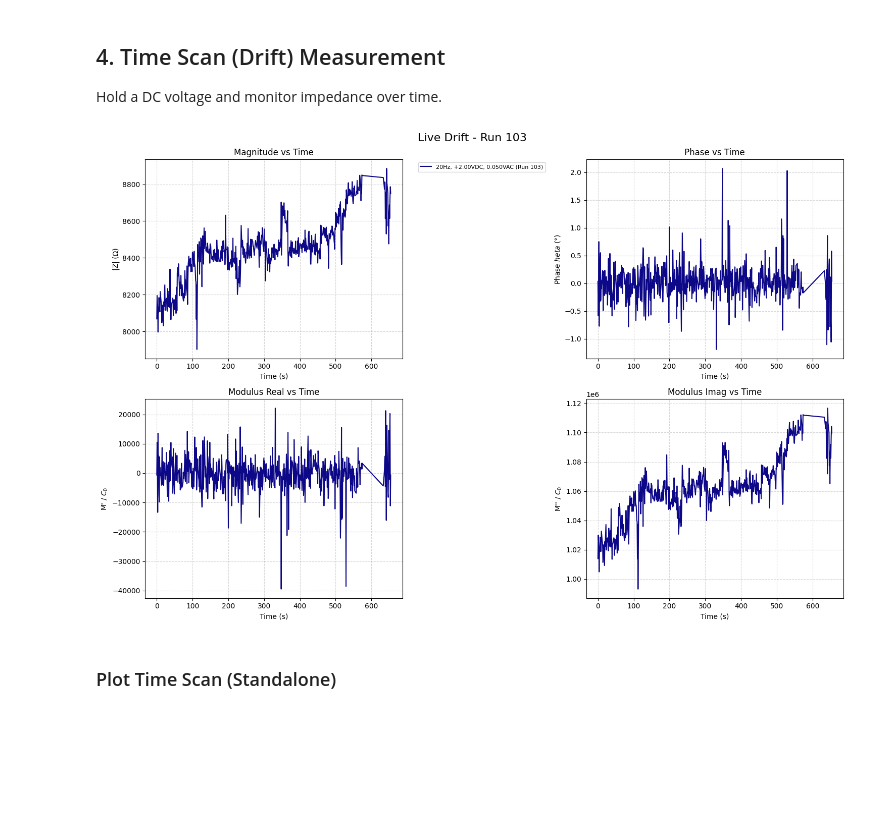
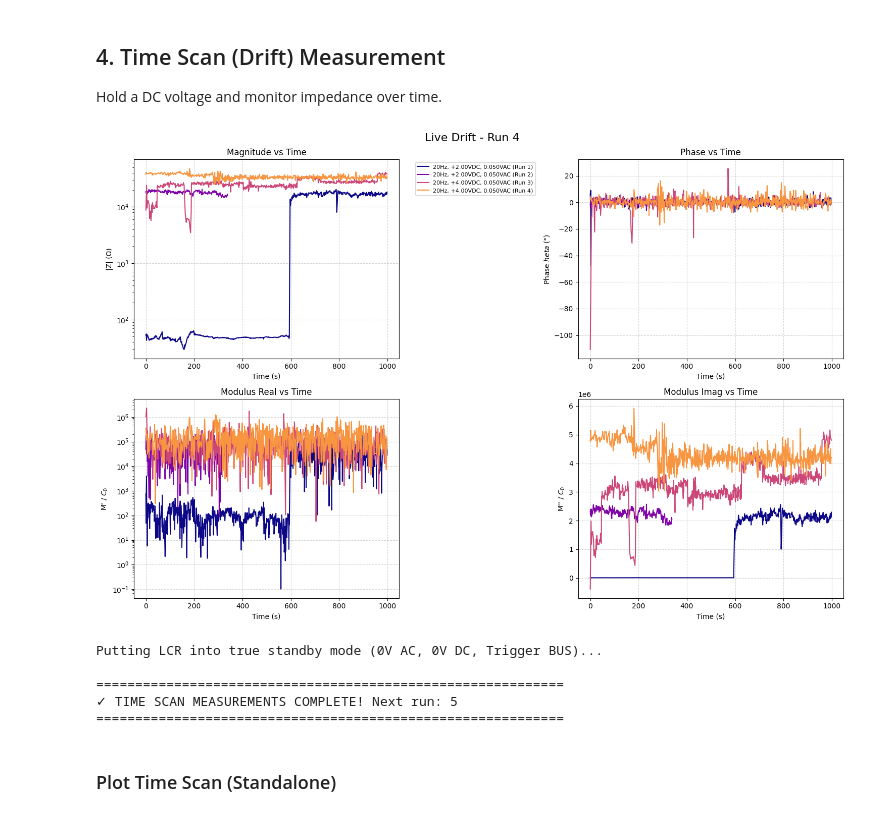
Before and after one commit to hc3413/Instrument_Control_Python, a Jupyter notebook: Jupyter Scripts/Agilent_Janis_Control.ipynb, the cells around one changed output. Saved outputs shown, nothing was run; the diff lists cells and outputs as text; code cells hidden in the pictures; blank space fills up the shorter version.

```diff
--- a/Jupyter Scripts/Agilent_Janis_Control.ipynb
+++ b/Jupyter Scripts/Agilent_Janis_Control.ipynb
@@ -100,7 +100,7 @@ LCR Connected: Agilent Technologies,E4980A,MY46204018,A.06.17
 # The instrument will save the calibration arrays in its memory.
 cable_calibration = False
 short_calibration = False
-open_calibration = True
+open_calibration = False
 # Cable Length Correction (Valid options: 0, 1, 2, or 4 meters).
 # 0m means NO cable length correction is applied (default state).
 cable_length_m = 1
@@ -190,11 +184,15 @@ Do a single sweep at the current temperature before the main loop.
 frequencies = np.round(np.logspace(np.log10(20), np.log10(2e6), num=200), decimals=2)
 
 current_temp = janis.temperature
-dc_biases = [-2.0, -1.0, 0.0, 1.0, 2.0, 0.0]  # V
+dc_biases = [0.0, -2.0, -1.0, 0.0, 1.0, 2.0, 0.0]  # V
 ac_amplitude = 0.05 # V
 
-sweep_name = "dev7_K_Aucont_highV_formed"
-
+#sweep_name = "dev6_F_padonly"
+#sweep_name = "dev6_B_padonly"
+#sweep_name = "dev6_N_padonly"
+#sweep_name = "dev7_C_formed"
+sweep_name = "dev12_J"
+#next_run = 1
 # Run pristine measurement
 next_run = run_temperature_bias_sweep_with_live_plot(
     parent_dir=output_path,
@@ -205,8 +203,8 @@ next_run = run_temperature_bias_sweep_with_live_plot(
     lcr_ctrl=lcr,
     freq_points=frequencies,
     Vrms=ac_amplitude,
-    filename_suffix="_pristine",
-    run_count_start=1,
+    filename_suffix="_HRS",
+    run_count_start= next_run,
     run_select=None,
     extra_settle_time=0,
     log_y_left=True,   # log scale for Magnitude / Modulus Real
@@ -246,12 +264,12 @@ load_and_plot_is(
 ## 2. Main Temperature & Bias Loop (IS Scans)
 # %%
 # Define parameters for IS Sweep
-temperatures = list(range(260, 340, 10))
+temperatures = [325, 315, 295] #list(range(295, 340, 10))
 print(temperatures)
-dc_biases = [-2.0 ,-1.0, 0.0, 1.0, 2.0, 0.0, -2.0, -1.0, 0.0, 1.0, 2.0, 0.0]  # V
+dc_biases = dc_biases = [0.0, 2.0, 1.0, 0.0, -1.0, -2.0, 0.0]  # V  # V [-2.0 ,-1.0, 0.0, 1.0, 2.0, 0.0, -2.0, -1.0, 0.0, 1.0, 2.0, 0.0]
 ac_amplitude = 0.05 # V
 
-sweep_name = "dev7_K_Aucont_LRS_formed"
+sweep_name = "dev7_I_LRS"
 
 # Run measurement
 next_run = run_temperature_bias_sweep_with_live_plot(
@@ -263,10 +281,10 @@ next_run = run_temperature_bias_sweep_with_live_plot(
     lcr_ctrl=lcr,
     freq_points=frequencies,
     Vrms=ac_amplitude,
-    filename_suffix="_cooling",
+    filename_suffix="_cal",
     run_count_start=next_run,
     run_select=None,
-    extra_settle_time=200,
+    extra_settle_time=100,
     log_y_left=True,
     log_y_right=False,
     y_range_left=None,
@@ -352,39 +376,45 @@ Hold a DC voltage and monitor impedance over time.
 # %%
 # Define parameters for Time Scan
 scan_duration = 1000 # Seconds to monitor
 update_interval = 10 # Seconds between live plot updates
 
-ts_temps = [janis.temperature] # Current temp by default, or [300, 280] etc.
+ts_temps = [330]#[janis.temperature] # Current temp by default, or [300, 280] etc.
 ts_freqs = [20]      # Hz
 ts_Vrms = [0.05]      # V
-ts_Vdc = [2]        # V
-ts_Z_threshold = None # e.g. 1000 for 1kOhm software stop
+ts_Vdc = [4]        # V
+ts_Z_threshold = 200e3 # e.g. 1000 for 1kOhm software stop
 
+sweep_name = "dev7_I_LRS"
 
 # Run measurement
 next_run = run_time_scan_with_live_plot(
     parent_dir=output_path,
     sweep_name="TimeScan_" + sweep_name,
     temp_points=ts_temps,
     freq_points=ts_freqs,
     Vdc_points=ts_Vdc,
     Vrms_points=ts_Vrms,
     scan_duration=scan_duration,
     janis_ctrl=janis,
     lcr_ctrl=lcr,
     update_interval=update_interval,
-    extra_settle_time=30,
+    extra_settle_time=10,
     filename_suffix="",
-    run_count_start=next_run,
+    run_count_start= next_run,
     run_select=None,
-    log_y_left=False,  # Z Magnitude (Linear by default here)
+    log_y_left=True,  # Z Magnitude (Linear by default here)
     log_y_right=False, # Phase
     y_range_left=None,
     y_range_right=None,
     remove_outliers=True
 )
 # %% [output]
-[figure, old version]
+[figure, new version]
+Putting LCR into true standby mode (0V AC, 0V DC, Trigger BUS)...
+
+============================================================
+✓ TIME SCAN MEASUREMENTS COMPLETE! Next run: 5
+============================================================
 # %% [markdown]
 ### Plot Time Scan (Standalone)
 # %%
```
Also changed, not shown: parts of 7 cells of this notebook.
